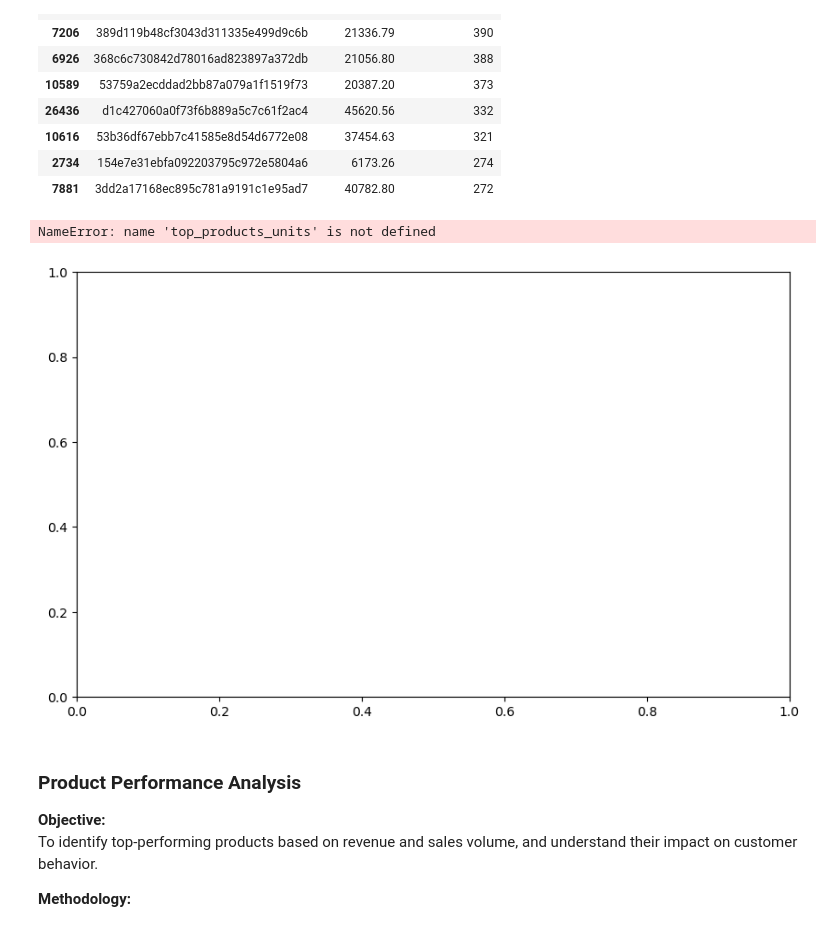
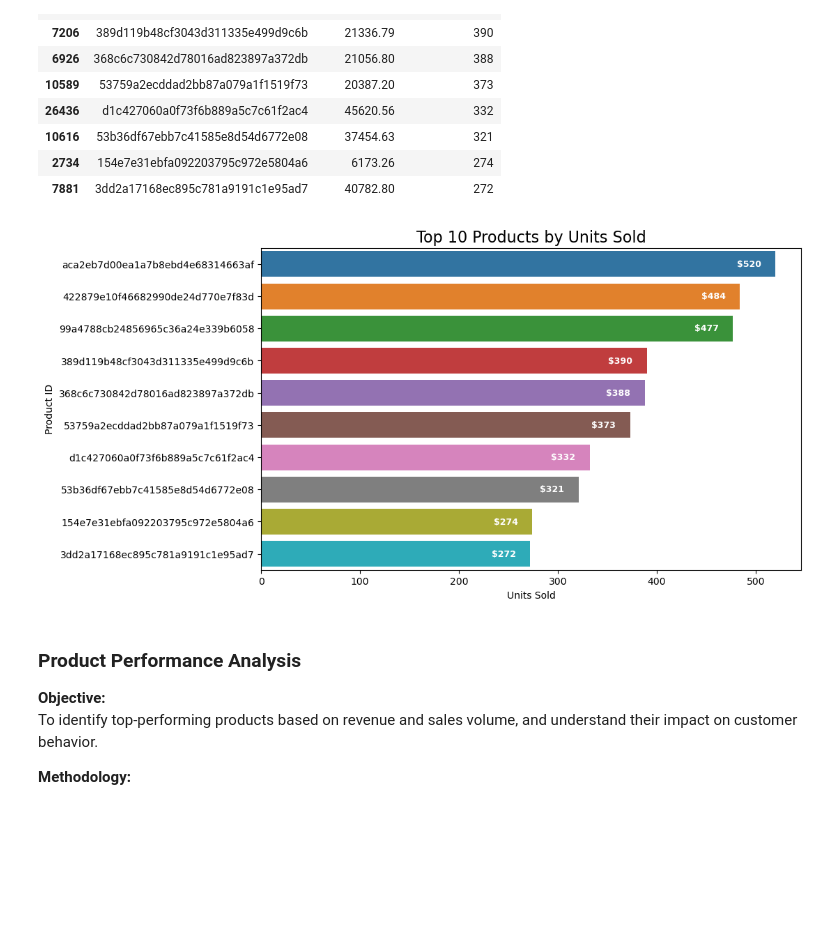
Before and after one commit to abe-temitope/olist-ecommerce-project-SQL-Python-PowerBI, a Jupyter notebook: notebooks/python_analysis.ipynb, the cells around one changed output. Drawn from its saved outputs; the diff is of its cells as text; code cells hidden in the pictures; blank space fills up the shorter version.

```diff
--- a/notebooks/python_analysis.ipynb
+++ b/notebooks/python_analysis.ipynb
@@ -622,22 +613,2 @@ merged_orders.info()
 # %% [markdown]
 ### Product by Revenue
-# %%
-# Group by product and calculate revenue + quantity
-product_summary = (
-    merged_orders
-    .groupby("product_id")
-    .agg(
-        total_revenue=("price", "sum"),
-        total_units_sold=("order_id", "count")
-    )
-    .reset_index()
-)
-
-# Sort by revenue
-top_products_revenue = (
-    product_summary
-    .sort_values(by="total_revenue", ascending=False)
-    .head(10)
-)
-
-top_products_revenue
@@ -685,12 +644,12 @@ plt.show()
 # %% [output]
 [figure]
 # %%
-top_products_unit = (
+top_product_units = (
     product_summary
     .sort_values(by="total_units_sold", ascending=False)
     .head(10)
 )
-top_products_unit
+top_product_units
 # %% [output]
 |  | product_id | total_revenue | total_units_sold |
 | 21617 | aca2eb7d00ea1a7b8ebd4e68314663af | 37104.30 | 520 |
@@ -706,34 +665,33 @@ top_products_unit
 # %%
 fig, ax = plt.subplots(figsize=(10, 6))
 
 sns.barplot(
     x="total_units_sold",
     y="product_id",
-    data=top_products_units,
+    data=top_product_units,
     ax=ax
 )
 
 # Add labels
 for container in ax.containers:
     ax.bar_label(
         container,
-        labels=[f'${v:,.0f}' for v in top_products_units["total_units_sold"]],
+        labels=[f'${v:,.0f}' for v in top_product_units["total_units_sold"]],
         label_type='edge',
         padding=-40,
         color='white',
         fontsize=9,
         fontweight='bold'
     )
 
 # Titles
 ax.set_title("Top 10 Products by Units Sold", fontsize=16)
 ax.set_xlabel("Units Sold")
 ax.set_ylabel("Product ID")
 
 plt.show()
 # %% [output]
-NameError: name 'top_products_units' is not defined
-[figure, old version]
+[figure, new version]
 # %% [markdown]
 ### Product Performance Analysis
 
```
Also changed, not shown: parts of 43 cells of this notebook, 17 other files.
